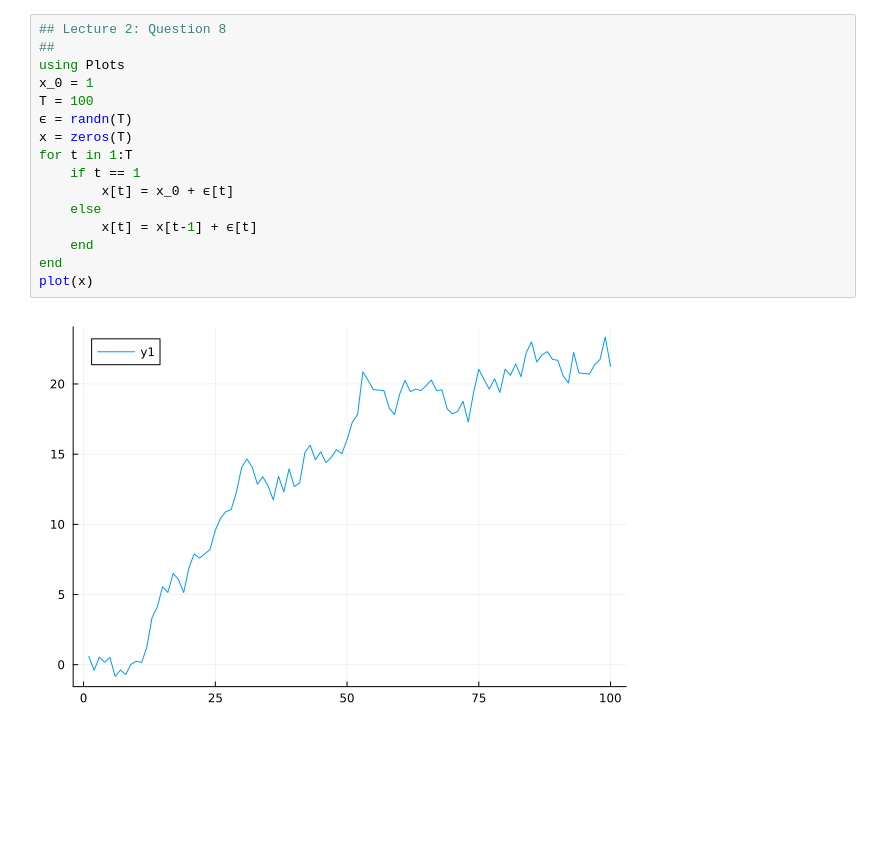
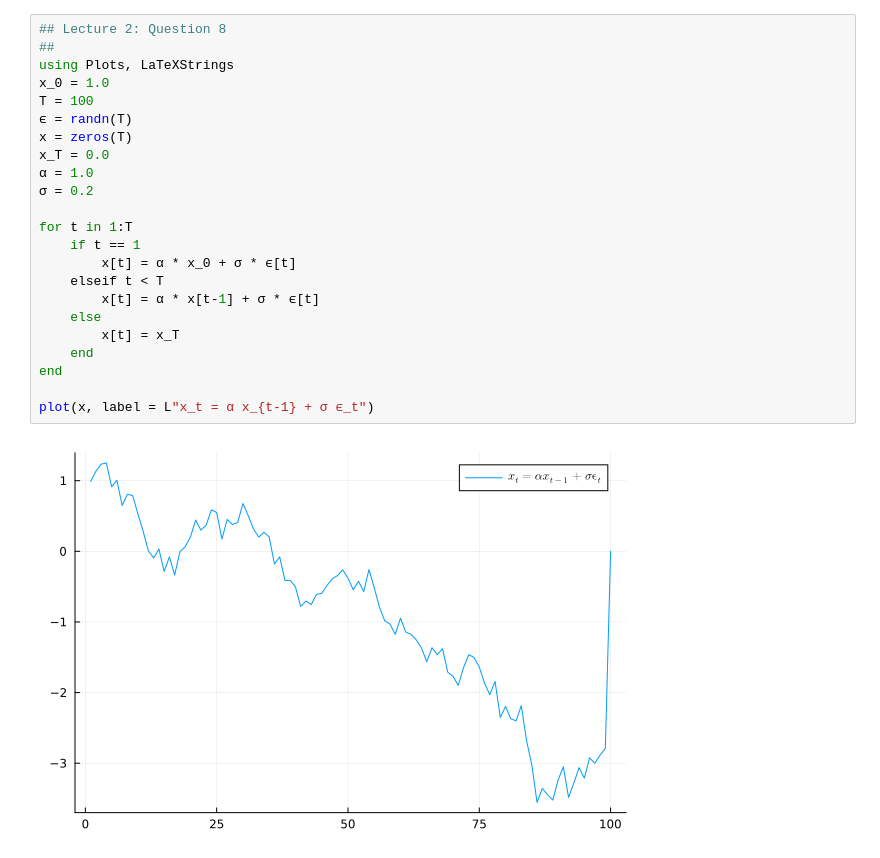
Before and after one commit to BraddWForster/learning_julia, a Jupyter notebook: coding_basics/examples.ipynb, the cells around one changed output. Cells and saved outputs as stored; diff of their text form; blank space fills up the shorter version.

```diff
--- a/coding_basics/examples.ipynb
+++ b/coding_basics/examples.ipynb
@@ -1,18 +1,25 @@
 # %%
 ## Lecture 2: Question 8
 ##
-using Plots
-x_0 = 1
+using Plots, LaTeXStrings
+x_0 = 1.0
 T = 100
 ϵ = randn(T)
 x = zeros(T)
+x_T = 0.0
+α = 1.0
+σ = 0.2
+
 for t in 1:T
     if t == 1
-        x[t] = x_0 + ϵ[t]
+        x[t] = α * x_0 + σ * ϵ[t]
+    elseif t < T
+        x[t] = α * x[t-1] + σ * ϵ[t]
     else
-        x[t] = x[t-1] + ϵ[t]
+        x[t] = x_T
     end
 end
-plot(x)
+
+plot(x, label = L"x_t = α x_{t-1} + σ ϵ_t")
 # %% [output]
-[figure, old version]
+[figure, new version]
```
